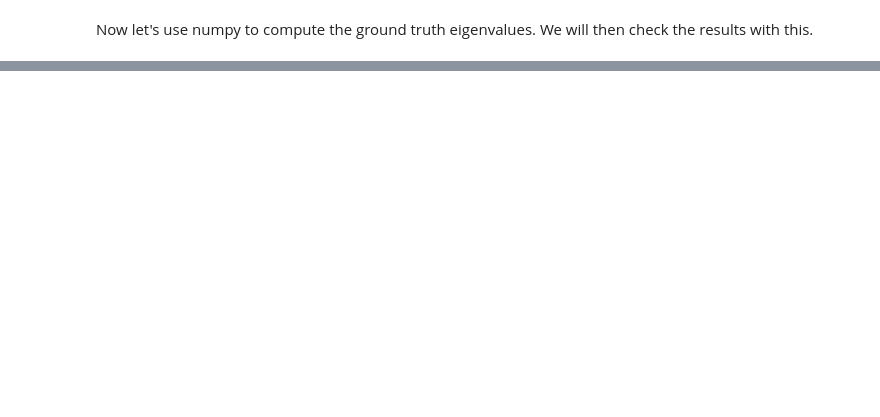
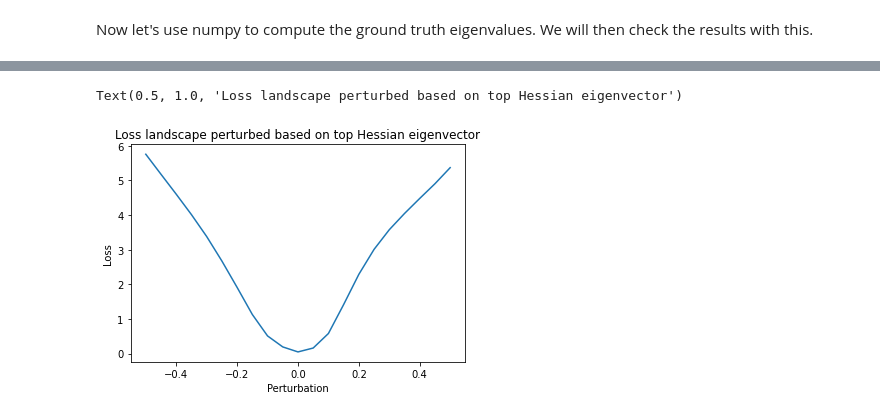
Before and after one commit to amirgholami/PyHessian, a Jupyter notebook: Hessian_Tutorial.ipynb, the cells around one changed output, grey strips where cells are left out. Drawn from its saved outputs; the diff is of its cells as text; code cells hidden in the pictures; blank space fills up the shorter version.

```diff
--- a/Hessian_Tutorial.ipynb
+++ b/Hessian_Tutorial.ipynb
@@ -127,18 +143,22 @@ def get_params(model_orig,  model_perb, direction, alpha):
 # %%
 # lambda is a small scalar that we use to perturb the model parameters along the eigenvectors
 lams = np.linspace(-0.5, 0.5, 21).astype(np.float32)
 
 loss_list = []
 
 # create a copy of the model
 model_perb = ptcv_get_model("resnet20_cifar10", pretrained=True)
 model_perb.eval()
 model_perb = model_perb.cuda()
 
 for lam in lams:
     model_perb = get_params(model, model_perb, top_eigenvector[0], lam)
     loss_list.append(criterion(model_perb(inputs), targets).item())
 
 plt.plot(lams, loss_list)
 plt.ylabel('Loss')
 plt.xlabel('Perturbation')
+plt.title('Loss landscape perturbed based on top Hessian eigenvector')
+# %% [output]
+Text(0.5, 1.0, 'Loss landscape perturbed based on top Hessian eigenvector')
+[figure, added]
```
Also changed, not shown: parts of 38 cells of this notebook.
